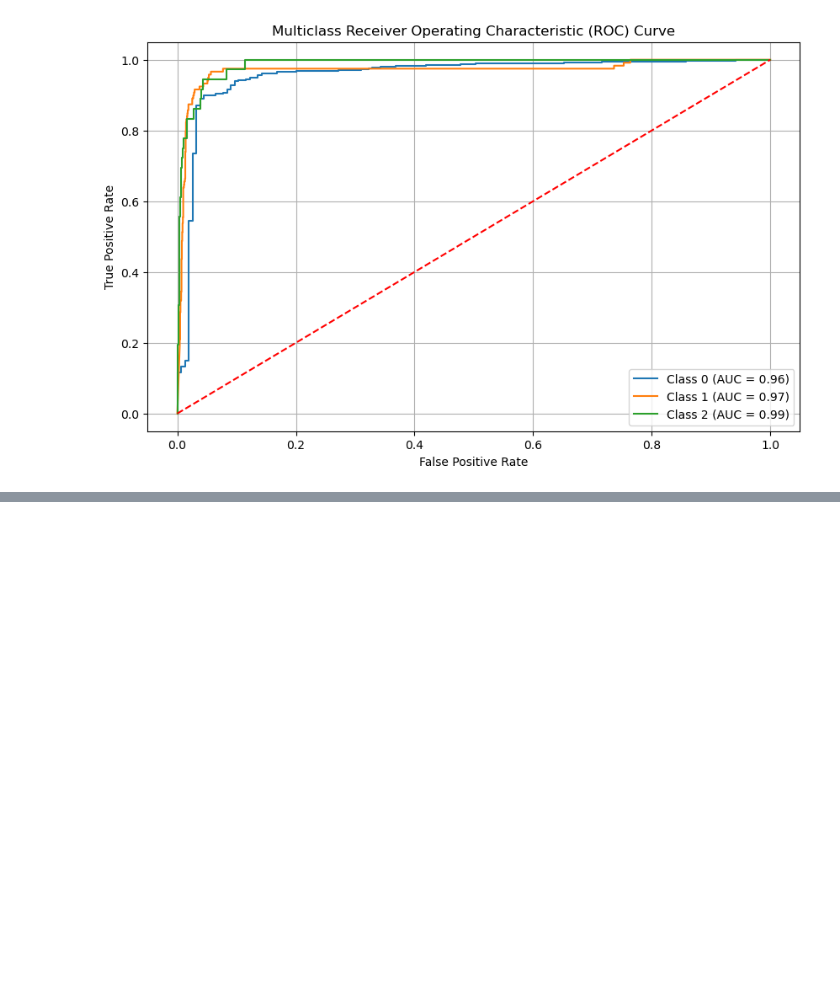
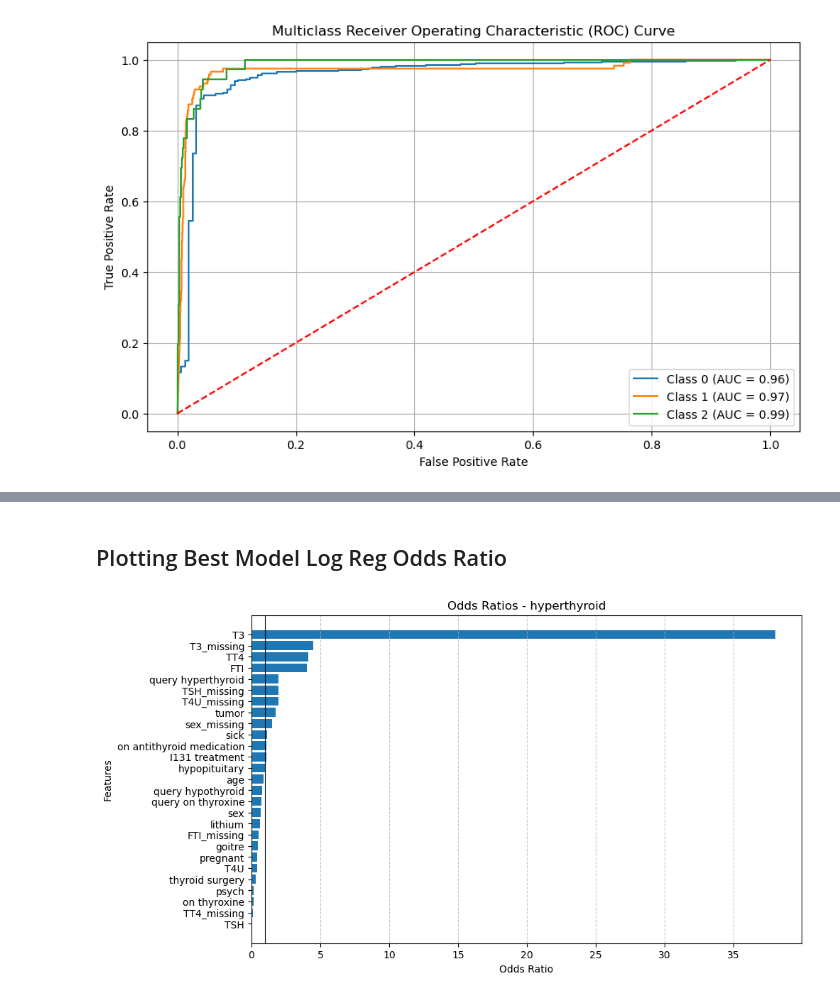
Before and after one commit to bdaniels8135/thyroid-disease-project, a Jupyter notebook: logistic_regression.ipynb, the cells around one changed output, grey strips where cells are left out. Cells and saved outputs as stored; diff of their text form; code cells hidden in the pictures; blank space fills up the shorter version.

Commit message:
Added odds ratio graphs for multiclass, cor matrix

```diff
--- a/logistic_regression.ipynb
+++ b/logistic_regression.ipynb
@@ -284,0 +287,3 @@ plt.show()
+# %%
+feature_names = X_train.columns
+coef = best_model.named_steps['model'].coef_
@@ -284,0 +301,7 @@ plt.show()
+# %%
+# convert to odds ratio
+
+odds_ratio = np.exp(coef)
+odds_ratio_df = pd.DataFrame(odds_ratio, columns = feature_names)
+odds_ratio_df.index = ['neither','hypothyroid','hyperthyroid']
+odds_ratio_df
@@ -284,0 +380,16 @@ plt.show()
+# %% [markdown]
+## Plotting Best Model Log Reg Odds Ratio
+# %%
+cls = 'hyperthyroid'
+feat_odds = odds_ratio_df.loc[cls].sort_values(ascending=True)
+
+plt.figure(figsize=(10, 6))
+plt.barh(feat_odds.index, feat_odds.values)
+plt.axvline(1, color='black', lw=0.8)  # 1 = no effect
+plt.title(f'Odds Ratios - {cls}')
+plt.xlabel('Odds Ratio')
+plt.ylabel('Features')
+plt.grid(axis='x', linestyle='--', alpha=0.7)
+plt.show()
+# %% [output]
+[figure, added]
```
Also changed, not shown: parts of 13 cells of this notebook.
